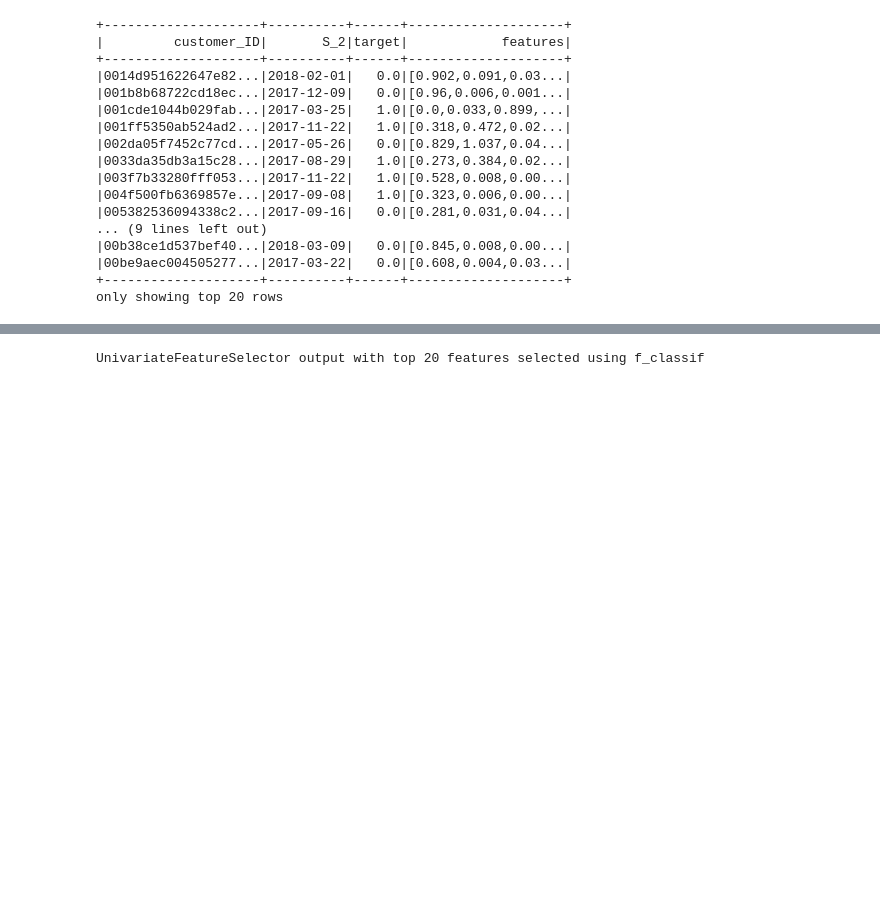
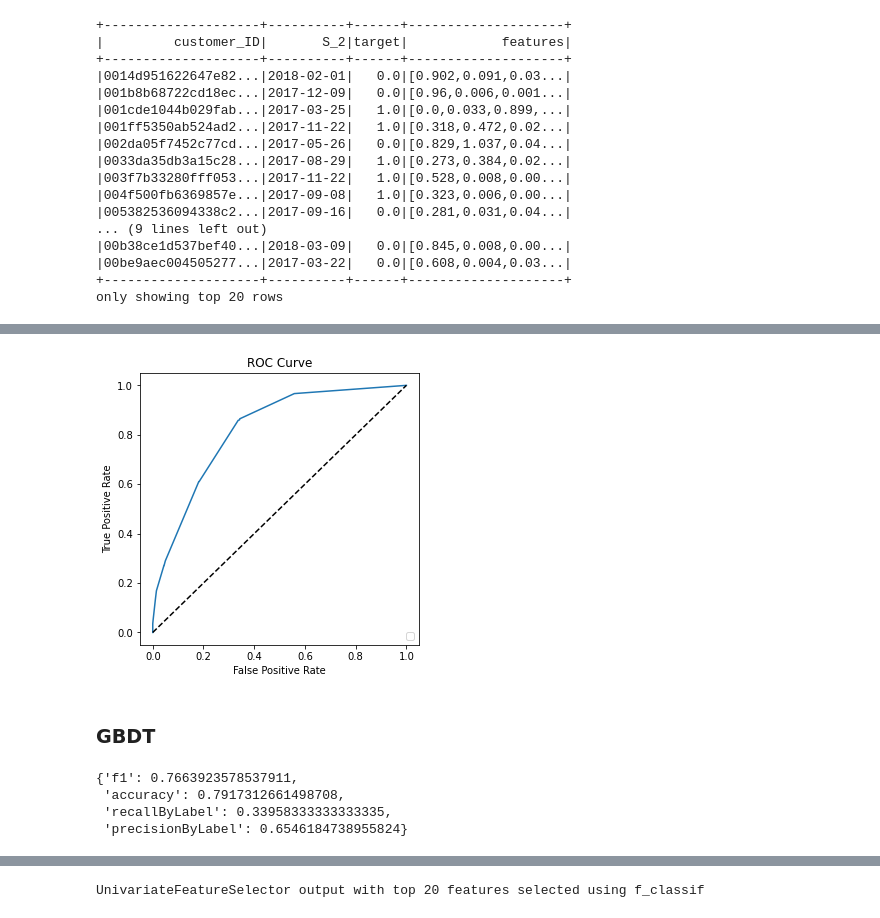
Before and after one commit to lwdovico/Distributed-Data-Project, a Jupyter notebook: 01_Spark_Preprocessing.ipynb, the cells around one changed output, grey strips where cells are left out. Cells and saved outputs as stored; diff of their text form; code cells hidden in the pictures; blank space fills up the shorter version.

```diff
--- a/01_Spark_Preprocessing.ipynb
+++ b/01_Spark_Preprocessing.ipynb
@@ -418,0 +586,3 @@ only showing top 20 rows
+# %%
+plot_roc_curve()
+# %% [output]
@@ -418,0 +590,3 @@ only showing top 20 rows
+[figure, added]
+# %% [markdown]
+### GBDT
@@ -418,0 +598,7 @@ only showing top 20 rows
+# %%
+compute_metrics()
+# %% [output]
+{'f1': 0.7663923578537911,
+ 'accuracy': 0.7917312661498708,
+ 'recallByLabel': 0.33958333333333335,
+ 'precisionByLabel': 0.6546184738955824}
```
Also changed, not shown: parts of 59 cells of this notebook.
